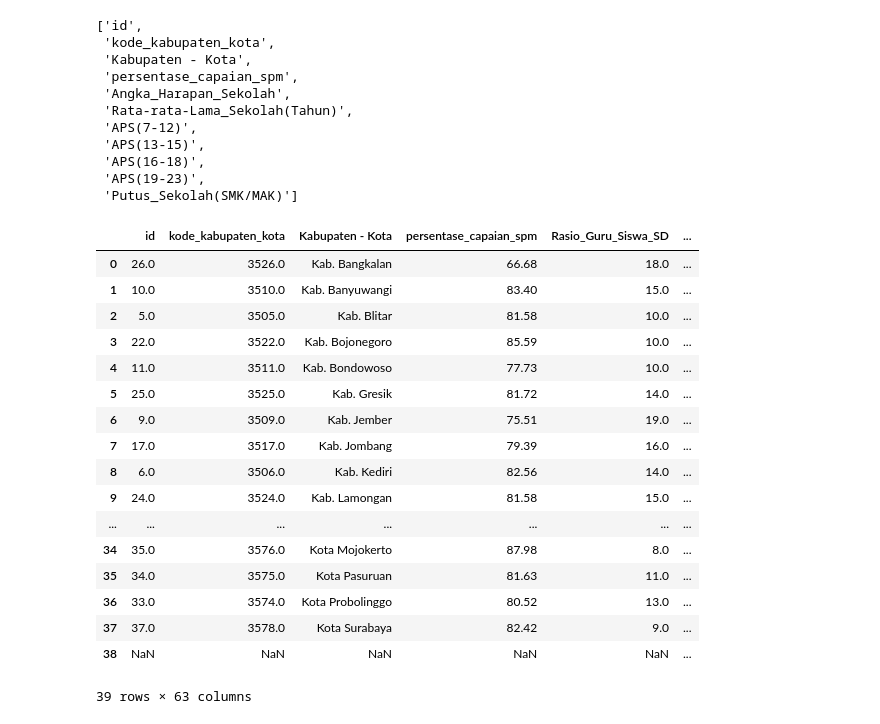
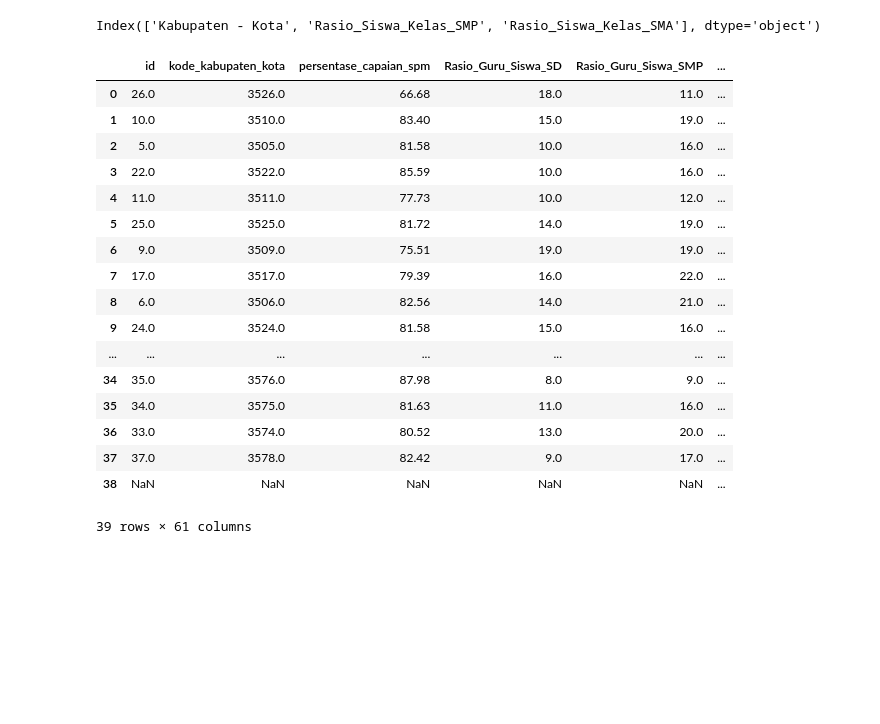
Before and after one commit to MCXGenesis/JatimDatathon-EmotKucing, a Jupyter notebook: datathon.ipynb, the cells around one changed output. Cells and saved outputs as stored; diff of their text form; code cells hidden in the pictures; blank space fills up the shorter version.

```diff
--- a/datathon.ipynb
+++ b/datathon.ipynb
@@ -8,3 +102,27 @@ df = pd.read_csv(path)
+# %%
+object_columns = df.select_dtypes(include=['object']).columns
+print(object_columns)
+df.drop(object_columns, axis=1)
+# %% [output]
+Index(['Kabupaten - Kota', 'Rasio_Siswa_Kelas_SMP', 'Rasio_Siswa_Kelas_SMA'], dtype='object')
+|  | id | kode_kabupaten_kota | persentase_capaian_spm | Rasio_Guru_Siswa_SD | Rasio_Guru_Siswa_SMP | ... |
+| 0 | 26.0 | 3526.0 | 66.68 | 18.0 | 11.0 | ... |
+| 1 | 10.0 | 3510.0 | 83.40 | 15.0 | 19.0 | ... |
+| 2 | 5.0 | 3505.0 | 81.58 | 10.0 | 16.0 | ... |
+| 3 | 22.0 | 3522.0 | 85.59 | 10.0 | 16.0 | ... |
+| 4 | 11.0 | 3511.0 | 77.73 | 10.0 | 12.0 | ... |
+| 5 | 25.0 | 3525.0 | 81.72 | 14.0 | 19.0 | ... |
+| 6 | 9.0 | 3509.0 | 75.51 | 19.0 | 19.0 | ... |
+| 7 | 17.0 | 3517.0 | 79.39 | 16.0 | 22.0 | ... |
+| 8 | 6.0 | 3506.0 | 82.56 | 14.0 | 21.0 | ... |
+| 9 | 24.0 | 3524.0 | 81.58 | 15.0 | 16.0 | ... |
+| ... | ... | ... | ... | ... | ... | ... |
+| 34 | 35.0 | 3576.0 | 87.98 | 8.0 | 9.0 | ... |
+| 35 | 34.0 | 3575.0 | 81.63 | 11.0 | 16.0 | ... |
+| 36 | 33.0 | 3574.0 | 80.52 | 13.0 | 20.0 | ... |
+| 37 | 37.0 | 3578.0 | 82.42 | 9.0 | 17.0 | ... |
+| 38 | NaN | NaN | NaN | NaN | NaN | ... |
+39 rows × 61 columns
 # %%
 sd_columns = [col for col in df.columns if 'sd' in col.lower()]
 smp_columns = [col for col in df.columns if 'smp' in col.lower()]
@@ -22,35 +140,0 @@ index_pd = [col for col in df.columns if col not in combined_columns]
-# %%
-index_pd
-# %% [output]
-['id',
- 'kode_kabupaten_kota',
- 'Kabupaten - Kota',
- 'persentase_capaian_spm',
- 'Angka_Harapan_Sekolah',
- 'Rata-rata-Lama_Sekolah(Tahun)',
- 'APS(7-12)',
- 'APS(13-15)',
- 'APS(16-18)',
- 'APS(19-23)',
- 'Putus_Sekolah(SMK/MAK)']
-# %%
-df.drop('Putus_Sekolah(SMK/MAK)', axis=1)
-# %% [output]
-|  | id | kode_kabupaten_kota | Kabupaten - Kota | persentase_capaian_spm | Rasio_Guru_Siswa_SD | ... |
-| 0 | 26.0 | 3526.0 | Kab. Bangkalan | 66.68 | 18.0 | ... |
-| 1 | 10.0 | 3510.0 | Kab. Banyuwangi | 83.40 | 15.0 | ... |
-| 2 | 5.0 | 3505.0 | Kab. Blitar | 81.58 | 10.0 | ... |
-| 3 | 22.0 | 3522.0 | Kab. Bojonegoro | 85.59 | 10.0 | ... |
-| 4 | 11.0 | 3511.0 | Kab. Bondowoso | 77.73 | 10.0 | ... |
-| 5 | 25.0 | 3525.0 | Kab. Gresik | 81.72 | 14.0 | ... |
-| 6 | 9.0 | 3509.0 | Kab. Jember | 75.51 | 19.0 | ... |
-| 7 | 17.0 | 3517.0 | Kab. Jombang | 79.39 | 16.0 | ... |
-| 8 | 6.0 | 3506.0 | Kab. Kediri | 82.56 | 14.0 | ... |
-| 9 | 24.0 | 3524.0 | Kab. Lamongan | 81.58 | 15.0 | ... |
-| ... | ... | ... | ... | ... | ... | ... |
-| 34 | 35.0 | 3576.0 | Kota Mojokerto | 87.98 | 8.0 | ... |
-| 35 | 34.0 | 3575.0 | Kota Pasuruan | 81.63 | 11.0 | ... |
-| 36 | 33.0 | 3574.0 | Kota Probolinggo | 80.52 | 13.0 | ... |
-| 37 | 37.0 | 3578.0 | Kota Surabaya | 82.42 | 9.0 | ... |
-| 38 | NaN | NaN | NaN | NaN | NaN | ... |
-39 rows × 63 columns
```
Also changed, not shown: parts of 10 cells of this notebook.
